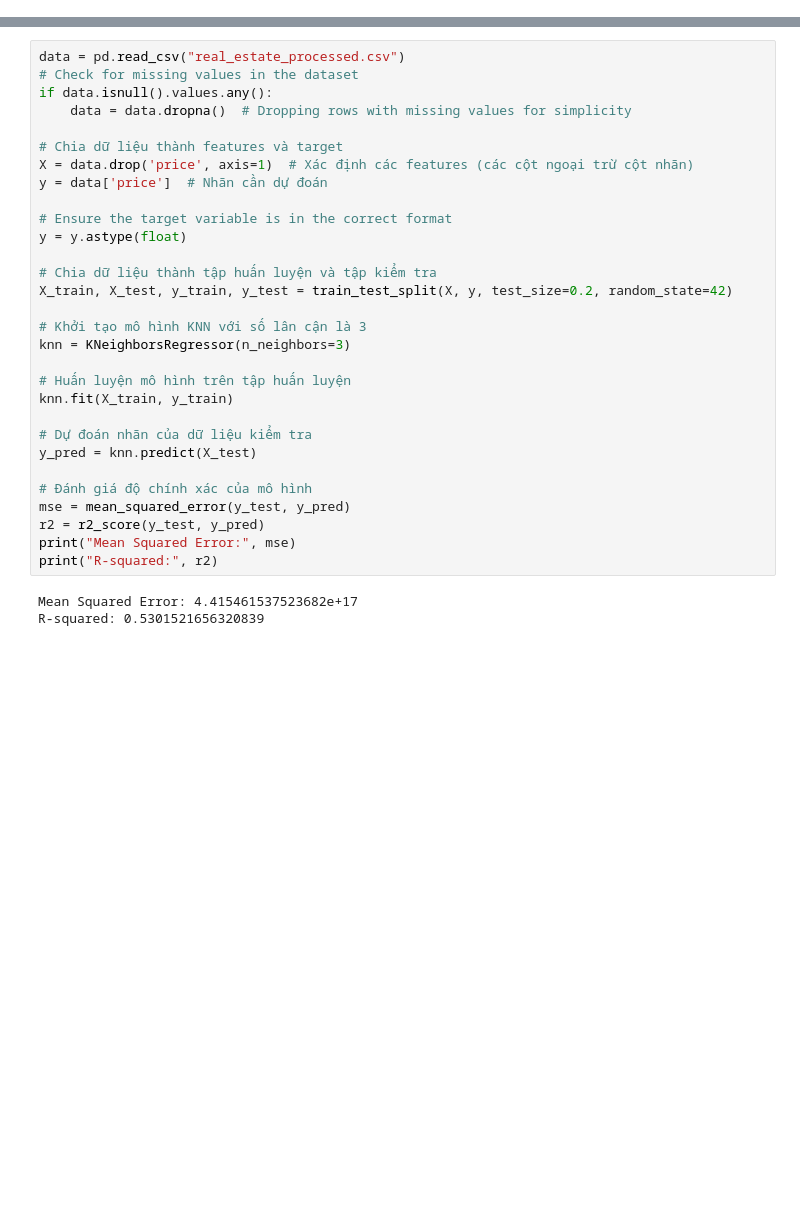
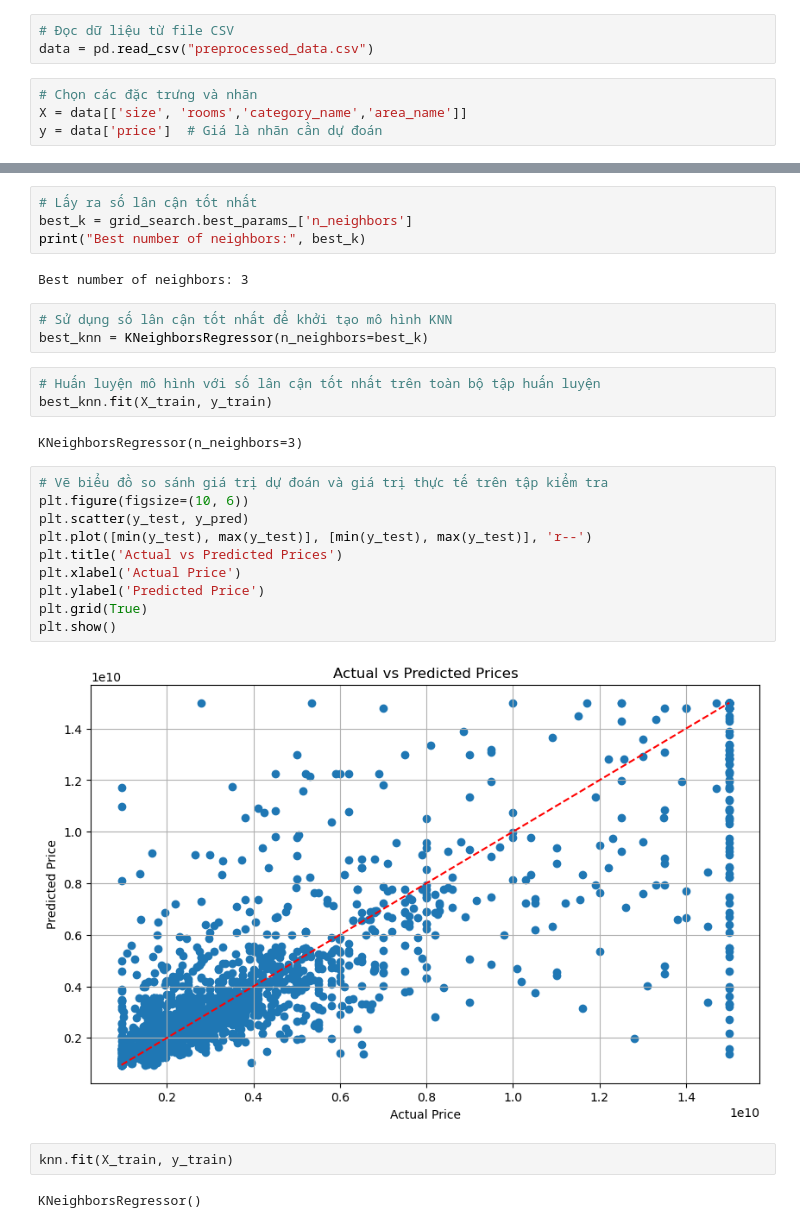
Before and after one commit to uit-ntn/estate-price-prediction, a Jupyter notebook: KNeighbors.ipynb, the cells around one changed output, grey strips where cells are left out. Saved outputs shown, nothing was run; the diff lists cells and outputs as text; blank space fills up the shorter version.

```diff
--- a/KNeighbors.ipynb
+++ b/KNeighbors.ipynb
@@ -8,0 +12,7 @@ import seaborn as sns
+# %%
+# Đọc dữ liệu từ file CSV
+data = pd.read_csv("preprocessed_data.csv")
+# %%
+# Chọn các đặc trưng và nhãn
+X = data[['size', 'rooms','category_name','area_name']]
+y = data['price']  # Giá là nhãn cần dự đoán
@@ -9,33 +61,30 @@ import seaborn as sns
+# %%
+# Lấy ra số lân cận tốt nhất
+best_k = grid_search.best_params_['n_neighbors']
+print("Best number of neighbors:", best_k)
+# %% [output]
+Best number of neighbors: 3
+# %%
+# Sử dụng số lân cận tốt nhất để khởi tạo mô hình KNN
+best_knn = KNeighborsRegressor(n_neighbors=best_k)
 # %%
-data = pd.read_csv("real_estate_processed.csv")
-# Check for missing values in the dataset
-if data.isnull().values.any():
-    data = data.dropna()  # Dropping rows with missing values for simplicity
-
-# Chia dữ liệu thành features và target
-X = data.drop('price', axis=1)  # Xác định các features (các cột ngoại trừ cột nhãn)
-y = data['price']  # Nhãn cần dự đoán
-
-# Ensure the target variable is in the correct format
-y = y.astype(float)
-
-# Chia dữ liệu thành tập huấn luyện và tập kiểm tra
-X_train, X_test, y_train, y_test = train_test_split(X, y, test_size=0.2, random_state=42)
-
-# Khởi tạo mô hình KNN với số lân cận là 3
-knn = KNeighborsRegressor(n_neighbors=3)
-
-# Huấn luyện mô hình trên tập huấn luyện
-knn.fit(X_train, y_train)
-
-# Dự đoán nhãn của dữ liệu kiểm tra
-y_pred = knn.predict(X_test)
-
-# Đánh giá độ chính xác của mô hình
-mse = mean_squared_error(y_test, y_pred)
-r2 = r2_score(y_test, y_pred)
-print("Mean Squared Error:", mse)
-print("R-squared:", r2)
+# Huấn luyện mô hình với số lân cận tốt nhất trên toàn bộ tập huấn luyện
+best_knn.fit(X_train, y_train)
 # %% [output]
-Mean Squared Error: 4.415461537523682e+17
-R-squared: 0.5301521656320839
+KNeighborsRegressor(n_neighbors=3)
+# %%
+# Vẽ biểu đồ so sánh giá trị dự đoán và giá trị thực tế trên tập kiểm tra
+plt.figure(figsize=(10, 6))
+plt.scatter(y_test, y_pred)
+plt.plot([min(y_test), max(y_test)], [min(y_test), max(y_test)], 'r--')
+plt.title('Actual vs Predicted Prices')
+plt.xlabel('Actual Price')
+plt.ylabel('Predicted Price')
+plt.grid(True)
+plt.show()
+# %% [output]
+[figure, added]
+# %%
+knn.fit(X_train, y_train)
+# %% [output]
+KNeighborsRegressor()
```
Also changed, not shown: parts of 16 cells of this notebook, 8 other files.
